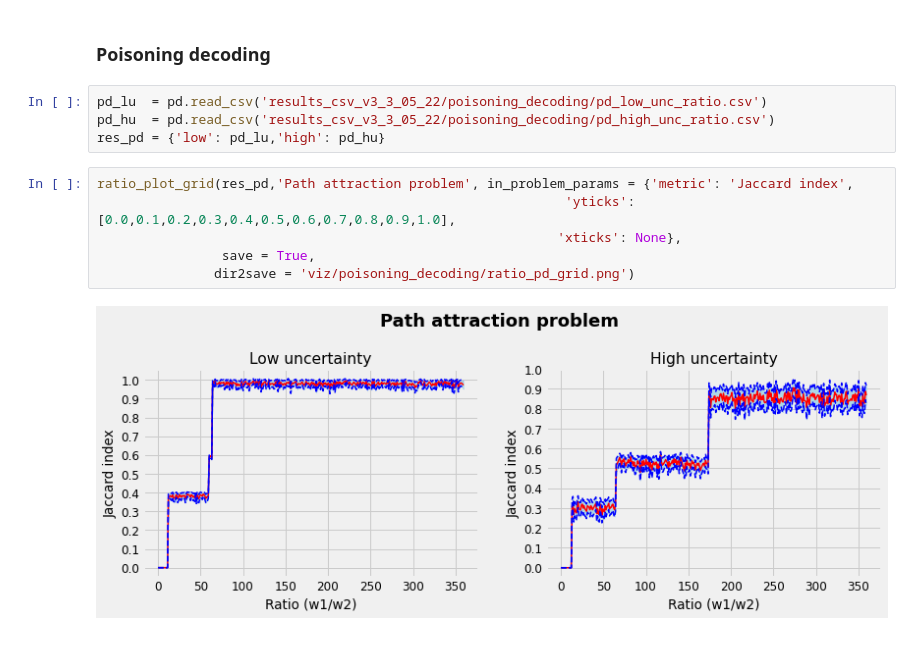
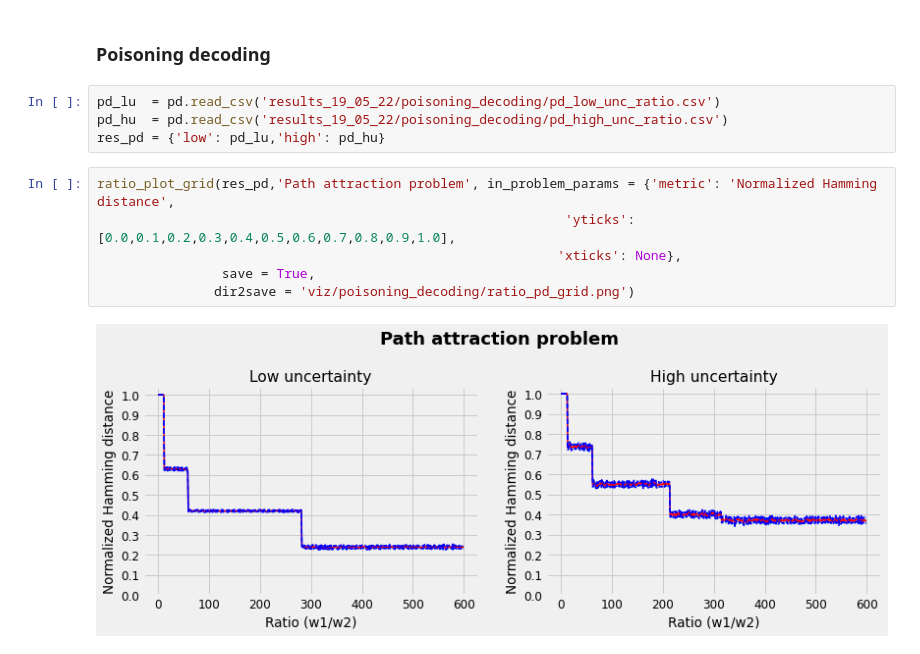
Before and after one commit to roinaveiro/corrupting_hmms, a Jupyter notebook: illustrative_testing/viz/ratio_vizualizations_grid.ipynb, the cells around one changed output. Saved outputs shown, nothing was run; the diff lists cells and outputs as text.

```diff
--- a/illustrative_testing/viz/ratio_vizualizations_grid.ipynb
+++ b/illustrative_testing/viz/ratio_vizualizations_grid.ipynb
@@ -57,14 +57,14 @@ ratio_plot_grid(res_dd, 'Distribution disruption problem', in_problem_params = {
 # %% [markdown]
 ### Poisoning decoding
 # %%
-pd_lu  = pd.read_csv('results_csv_v3_3_05_22/poisoning_decoding/pd_low_unc_ratio.csv')
-pd_hu  = pd.read_csv('results_csv_v3_3_05_22/poisoning_decoding/pd_high_unc_ratio.csv')
+pd_lu  = pd.read_csv('results_19_05_22/poisoning_decoding/pd_low_unc_ratio.csv')
+pd_hu  = pd.read_csv('results_19_05_22/poisoning_decoding/pd_high_unc_ratio.csv')
 res_pd = {'low': pd_lu,'high': pd_hu}
 # %%
-ratio_plot_grid(res_pd,'Path attraction problem', in_problem_params = {'metric': 'Jaccard index',
+ratio_plot_grid(res_pd,'Path attraction problem', in_problem_params = {'metric': 'Normalized Hamming distance',
                                                             'yticks': [0.0,0.1,0.2,0.3,0.4,0.5,0.6,0.7,0.8,0.9,1.0],
                                                            'xticks': None},
                 save = True,
                dir2save = 'viz/poisoning_decoding/ratio_pd_grid.png')
 # %% [output]
-[figure, old version]
+[figure, new version]
```
Also changed, not shown: parts of 7 cells of this notebook, 4 other files.
